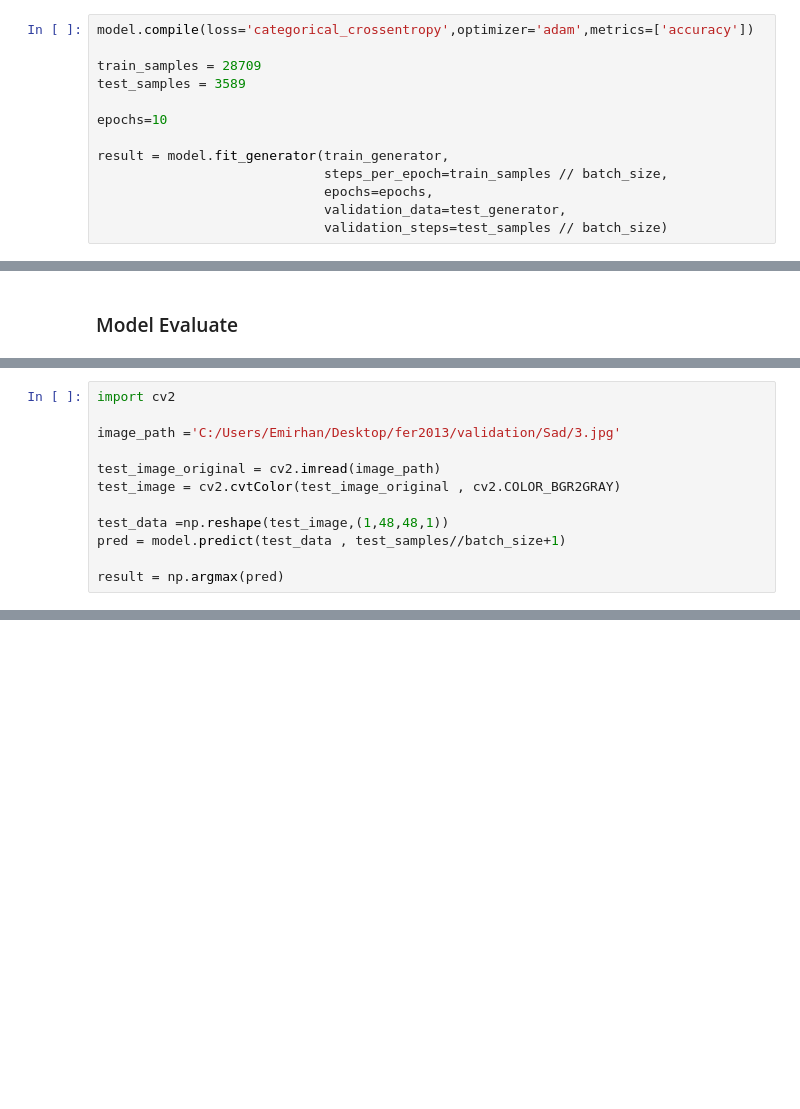
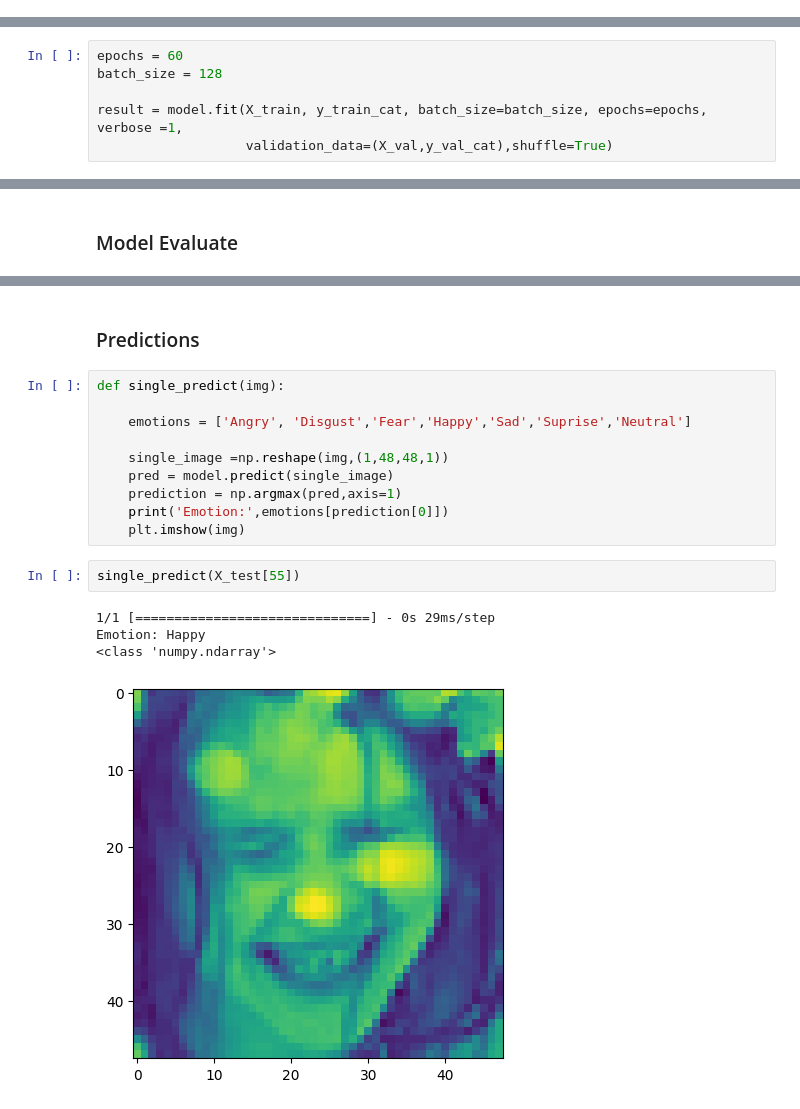
Before and after one commit to emirhanlatif/Emotion_detection, a Jupyter notebook: emotion_detection.ipynb, the cells around one changed output, grey strips where cells are left out. Cells and saved outputs as stored; diff of their text form; blank space fills up the shorter version.

```diff
--- a/emotion_detection.ipynb
+++ b/emotion_detection.ipynb
@@ -136,16 +257,3 @@ Total params: 117,671
 Trainable params: 116,967
 Non-trainable params: 704
 _________________________________________________________________
-# %%
-model.compile(loss='categorical_crossentropy',optimizer='adam',metrics=['accuracy'])
-
-train_samples = 28709
-test_samples = 3589
-
-epochs=10
-
-result = model.fit_generator(train_generator,
-                             steps_per_epoch=train_samples // batch_size,
-                             epochs=epochs,
-                             validation_data=test_generator,
-                             validation_steps=test_samples // batch_size)
@@ -172,0 +262,6 @@ Epoch 10/10
+# %%
+epochs = 60
+batch_size = 128
+
+result = model.fit(X_train, y_train_cat, batch_size=batch_size, epochs=epochs, verbose =1,
+                   validation_data=(X_val,y_val_cat),shuffle=True)
@@ -221,12 +287,0 @@ weighted avg       0.53      0.54      0.51      3589
-# %%
-import cv2
-
-image_path ='C:/Users/Emirhan/Desktop/fer2013/validation/Sad/3.jpg'
-
-test_image_original = cv2.imread(image_path)
-test_image = cv2.cvtColor(test_image_original , cv2.COLOR_BGR2GRAY)
-
-test_data =np.reshape(test_image,(1,48,48,1))
-pred = model.predict(test_data , test_samples//batch_size+1)
-
-result = np.argmax(pred)
@@ -245,0 +316,19 @@ plt.show()
+# %% [markdown]
+### Predictions
+# %%
+def single_predict(img):
+
+    emotions = ['Angry', 'Disgust','Fear','Happy','Sad','Suprise','Neutral']
+
+    single_image =np.reshape(img,(1,48,48,1))
+    pred = model.predict(single_image)
+    prediction = np.argmax(pred,axis=1)
+    print('Emotion:',emotions[prediction[0]])
+    plt.imshow(img)
+# %%
+single_predict(X_test[55])
+# %% [output]
+1/1 [==============================] - 0s 29ms/step
+Emotion: Happy
+<class 'numpy.ndarray'>
+[figure, added]
```
Also changed, not shown: parts of 53 cells of this notebook.
